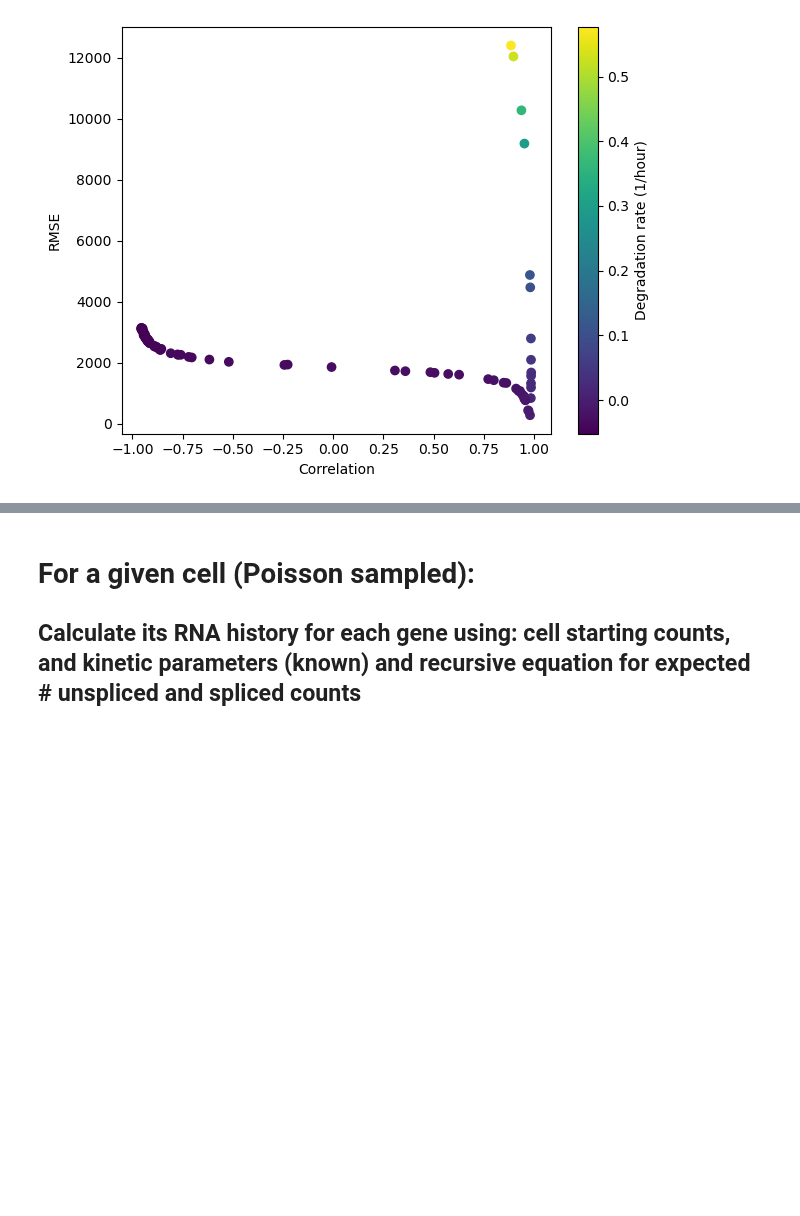
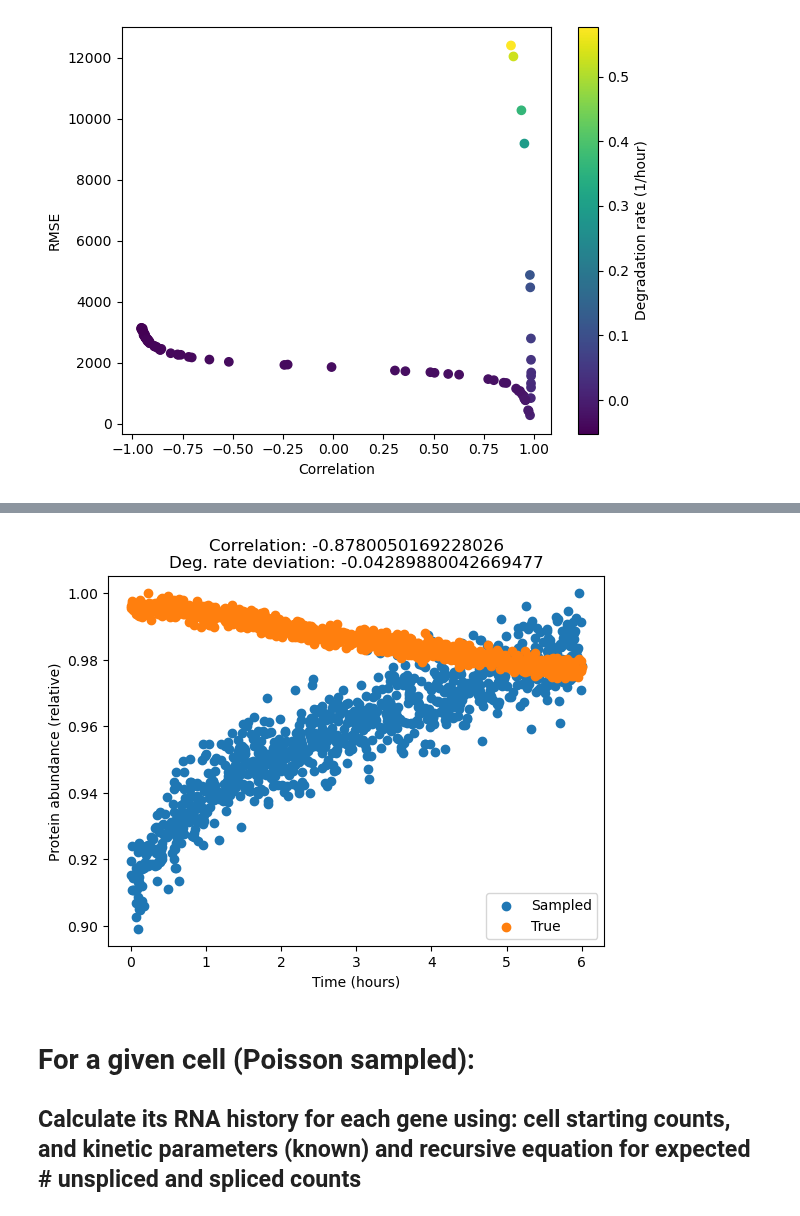
Before and after one commit to reliscu/chronocell_simulations, a Jupyter notebook: simulate_protein_imputation.ipynb, the cells around one changed output, grey strips where cells are left out. Cells and saved outputs as stored; diff of their text form; code cells hidden in the pictures; blank space fills up the shorter version.

```diff
--- a/simulate_protein_imputation.ipynb
+++ b/simulate_protein_imputation.ipynb
@@ -159,3 +162,18 @@ plt.legend();
+# %%
+min_cor_sample_idx = np.argmin(sampled_deg_corrs[gene_idx, :])
+cor = np.corrcoef(P_sampled_deg_observed[min_cor_sample_idx, :, gene_idx], P_observed[:, idx])[0, 1]
+deg_dev = sampled_deg_rates[gene_idx, min_cor_sample_idx] - phi[gene_idx, -1]
+
+plt.scatter(true_t,
+            P_sampled_deg_observed[min_cor_sample_idx, :, gene_idx] / np.max(P_sampled_deg_observed[min_cor_sample_idx, :, gene_idx]),
+            label="Sampled")
+plt.scatter(true_t, P_observed[:, idx] / np.max(P_observed[:, idx]), label="True");
+plt.title(f"Correlation: {cor}\nDeg. rate deviation: {deg_dev}");
+plt.xlabel("Time (hours)");
+plt.ylabel("Protein abundance (relative)");
+plt.legend();
+# %% [output]
+[figure, added]
 # %% [markdown]
 # For a given cell (Poisson sampled):
 ## Calculate its RNA history for each gene using: cell starting counts, and kinetic parameters (known) and recursive equation for expected # unspliced and spliced counts
```
Also changed, not shown: parts of 1 cell of this notebook.
